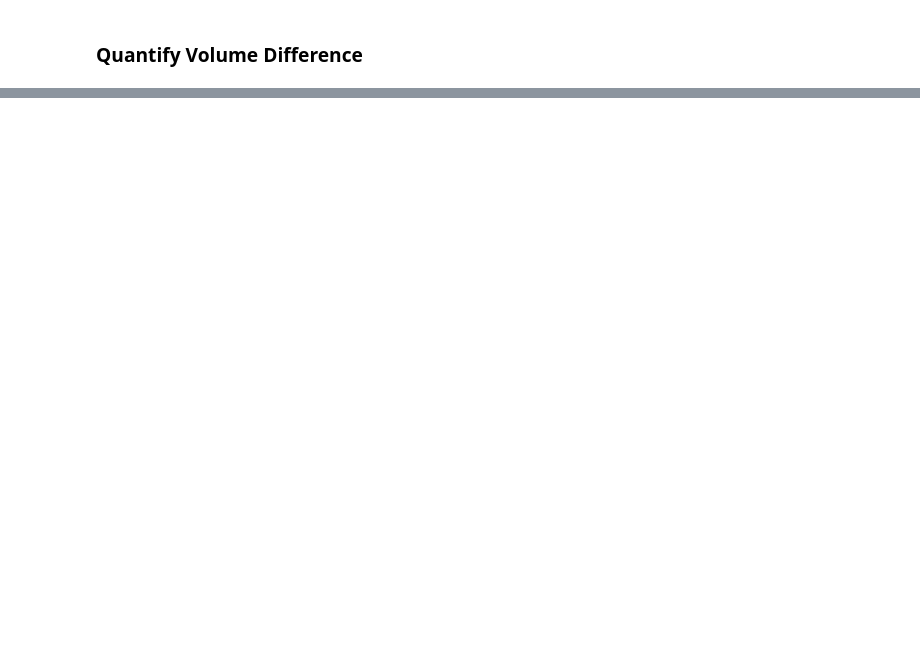
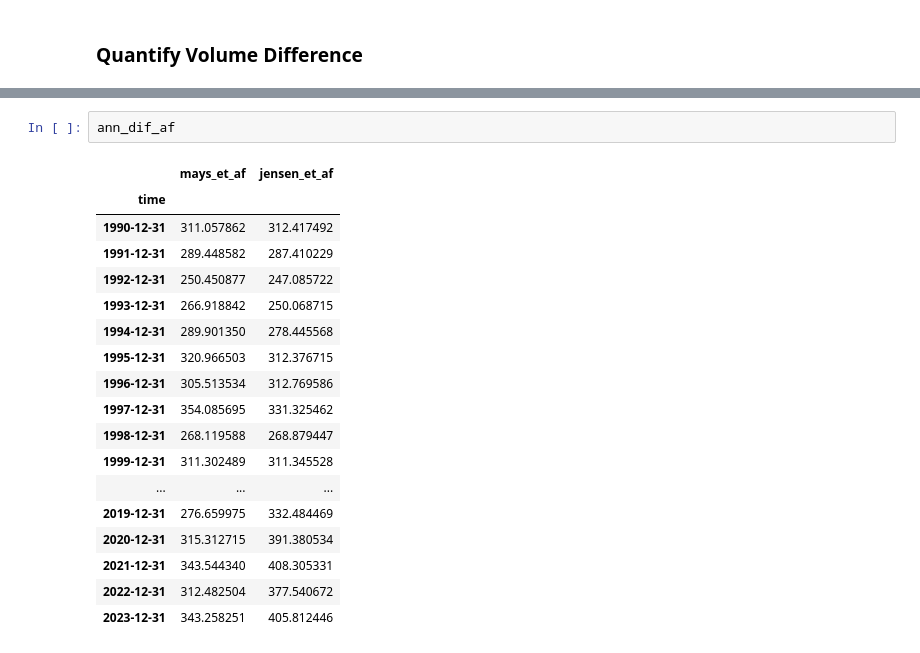
Before and after one commit to sciencebyAJ/OWRD_Training_20240927, a Jupyter notebook: Example_4_OpenET_JuniperRemovalPairedWS.ipynb, the cells around one changed output, grey strips where cells are left out. Cells and saved outputs as stored; diff of their text form; blank space fills up the shorter version.

```diff
--- a/Example_4_OpenET_JuniperRemovalPairedWS.ipynb
+++ b/Example_4_OpenET_JuniperRemovalPairedWS.ipynb
@@ -261,0 +287,21 @@ plt.show()
+# %%
+ann_dif_af
+# %% [output]
+|  | mays_et_af | jensen_et_af |
+| time |  |  |
+| 1990-12-31 | 311.057862 | 312.417492 |
+| 1991-12-31 | 289.448582 | 287.410229 |
+| 1992-12-31 | 250.450877 | 247.085722 |
+| 1993-12-31 | 266.918842 | 250.068715 |
+| 1994-12-31 | 289.901350 | 278.445568 |
+| 1995-12-31 | 320.966503 | 312.376715 |
+| 1996-12-31 | 305.513534 | 312.769586 |
+| 1997-12-31 | 354.085695 | 331.325462 |
+| 1998-12-31 | 268.119588 | 268.879447 |
+| 1999-12-31 | 311.302489 | 311.345528 |
+| ... | ... | ... |
+| 2019-12-31 | 276.659975 | 332.484469 |
+| 2020-12-31 | 315.312715 | 391.380534 |
+| 2021-12-31 | 343.544340 | 408.305331 |
+| 2022-12-31 | 312.482504 | 377.540672 |
+| 2023-12-31 | 343.258251 | 405.812446 |
```
Also changed, not shown: parts of 6 cells of this notebook.
